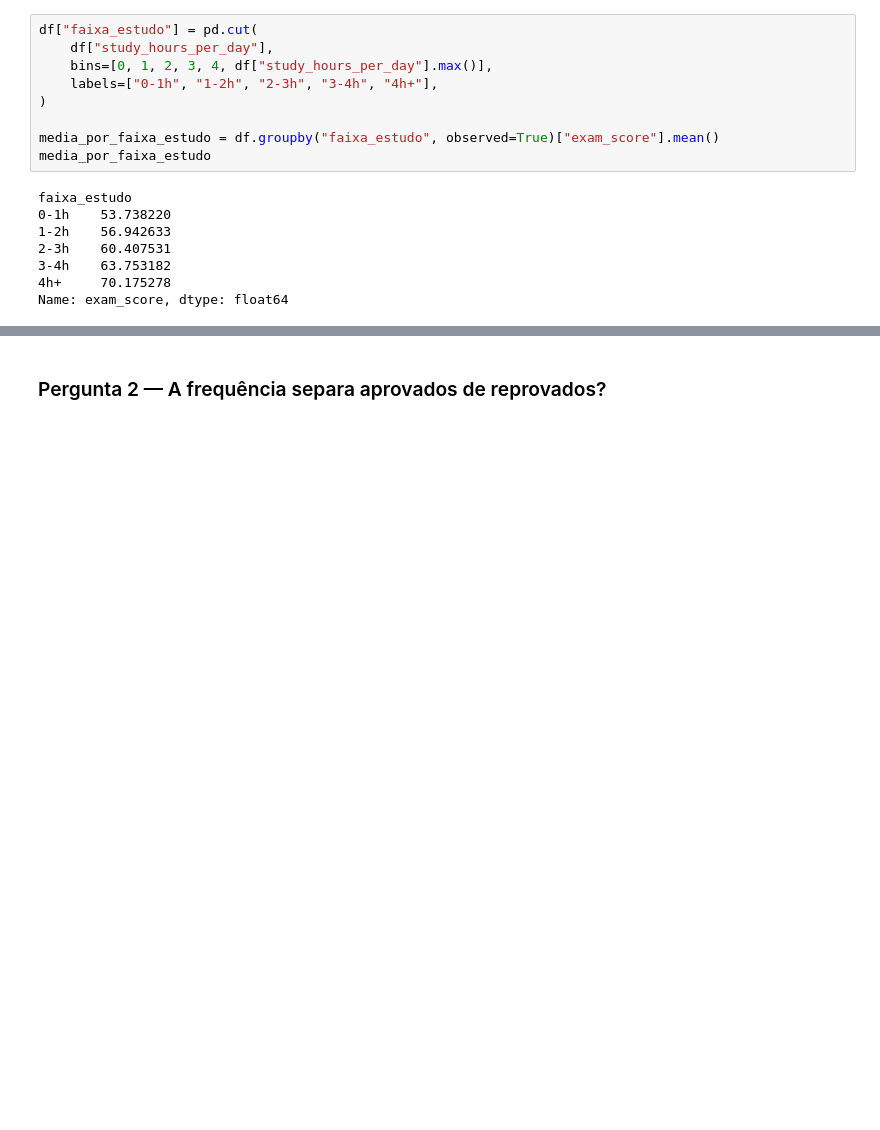
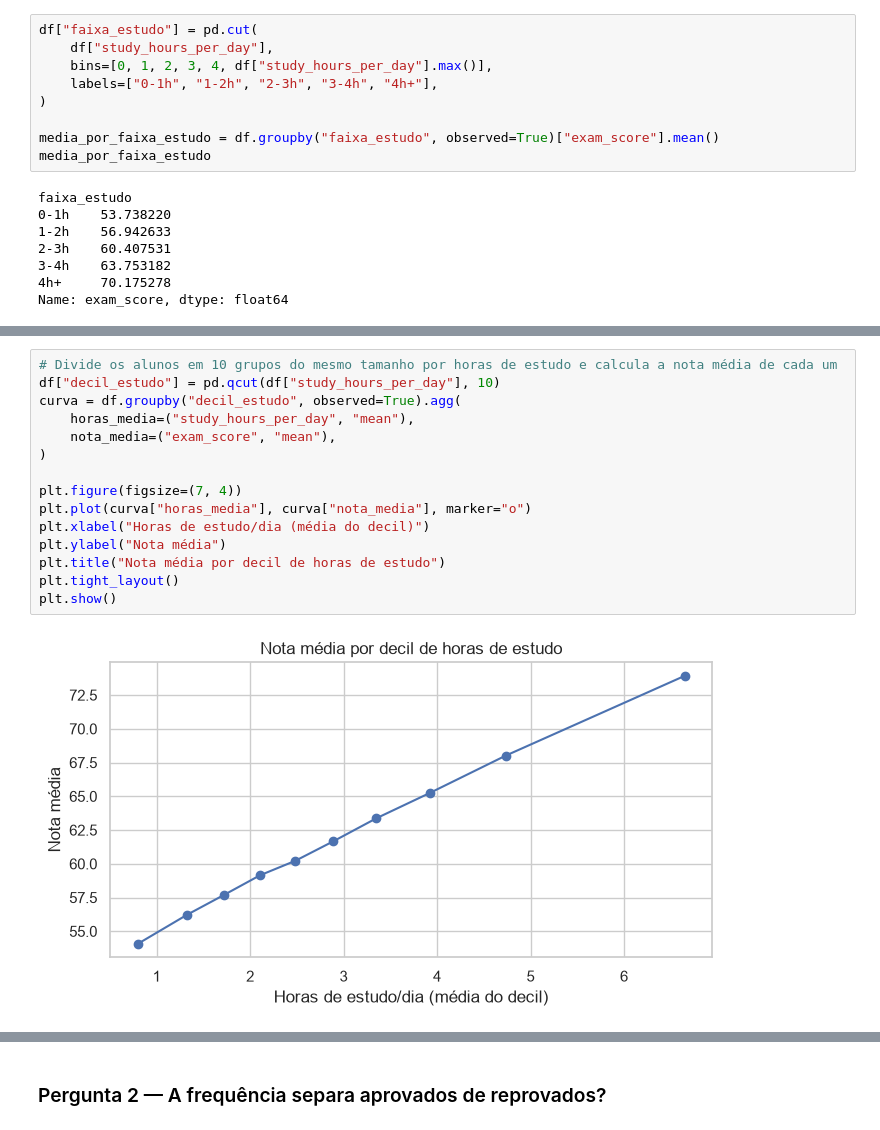
Before and after one commit to arthurdfoliveira/TrabalhoEstatistica, a Jupyter notebook: EDA_Desempenho_Academico.ipynb, the cells around one changed output, grey strips where cells are left out. Drawn from its saved outputs; the diff is of its cells as text; blank space fills up the shorter version.

```diff
--- a/EDA_Desempenho_Academico.ipynb
+++ b/EDA_Desempenho_Academico.ipynb
@@ -308,0 +356,17 @@ plt.show()
+# %%
+# Divide os alunos em 10 grupos do mesmo tamanho por horas de estudo e calcula a nota média de cada um
+df["decil_estudo"] = pd.qcut(df["study_hours_per_day"], 10)
+curva = df.groupby("decil_estudo", observed=True).agg(
+    horas_media=("study_hours_per_day", "mean"),
+    nota_media=("exam_score", "mean"),
+)
+
+plt.figure(figsize=(7, 4))
+plt.plot(curva["horas_media"], curva["nota_media"], marker="o")
+plt.xlabel("Horas de estudo/dia (média do decil)")
+plt.ylabel("Nota média")
+plt.title("Nota média por decil de horas de estudo")
+plt.tight_layout()
+plt.show()
+# %% [output]
+[figure, added]
```
Also changed, not shown: parts of 13 cells of this notebook, 4 other files.
